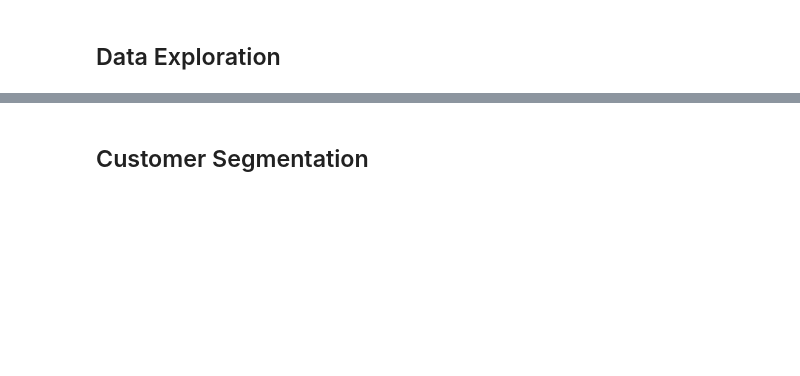
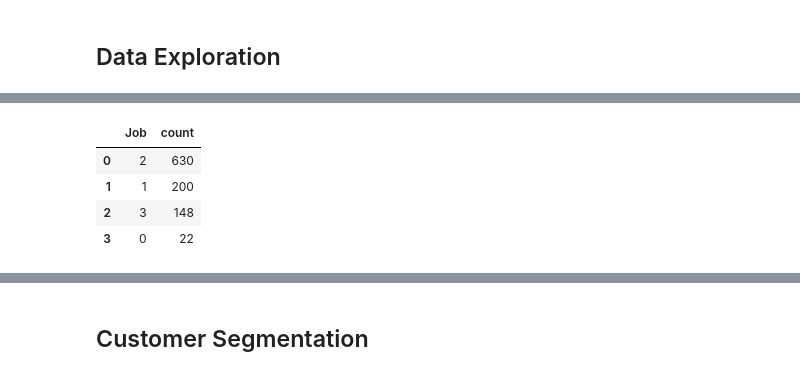
Before and after one commit to xiangshiyin/machine-learning-for-actuarial-science, a Jupyter notebook: 2025-spring/week09/notebook/demo.ipynb, the cells around one changed output, grey strips where cells are left out. Saved outputs shown, nothing was run; the diff lists cells and outputs as text; code cells hidden in the pictures; blank space fills up the shorter version.

```diff
--- a/2025-spring/week09/notebook/demo.ipynb
+++ b/2025-spring/week09/notebook/demo.ipynb
@@ -569,3 +733,11 @@ plt.show()
+# %%
+credit['Job'].value_counts().reset_index()
+# %% [output]
+|  | Job | count |
+| 0 | 2 | 630 |
+| 1 | 1 | 200 |
+| 2 | 3 | 148 |
+| 3 | 0 | 22 |
 # %%
 fig, axes = plt.subplots(2, 2, figsize=(10, 10))
 sns.kdeplot(x='Age', hue='Risk', data=credit, ax=axes[0, 0], common_norm=False)
```
Also changed, not shown: parts of 58 cells of this notebook.
